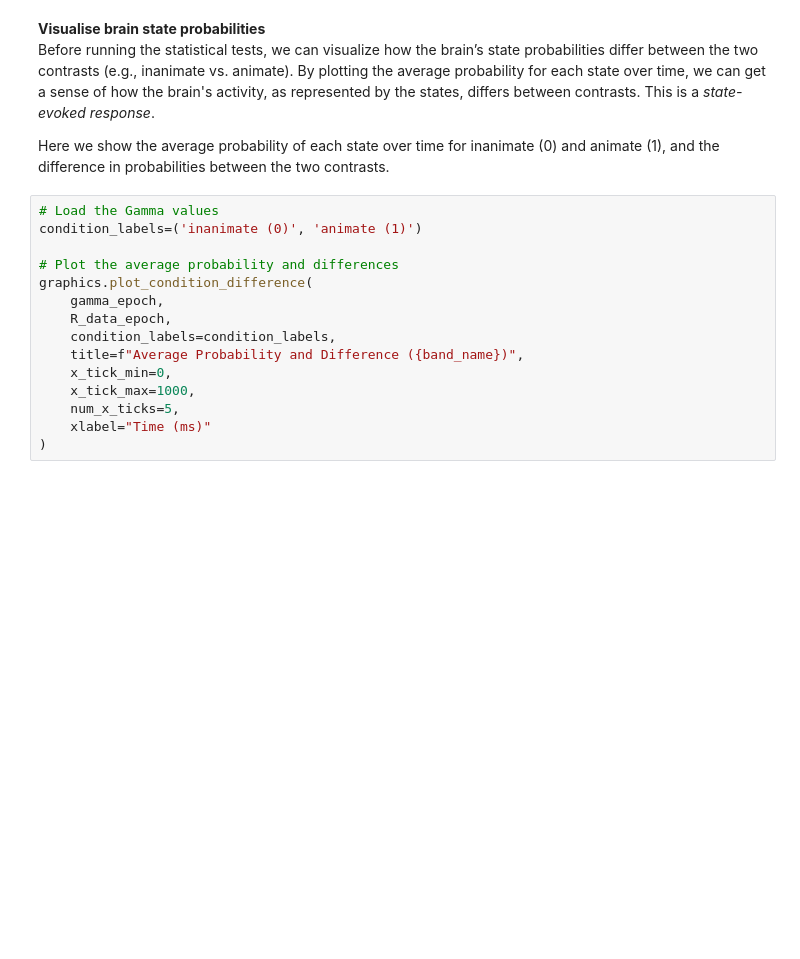
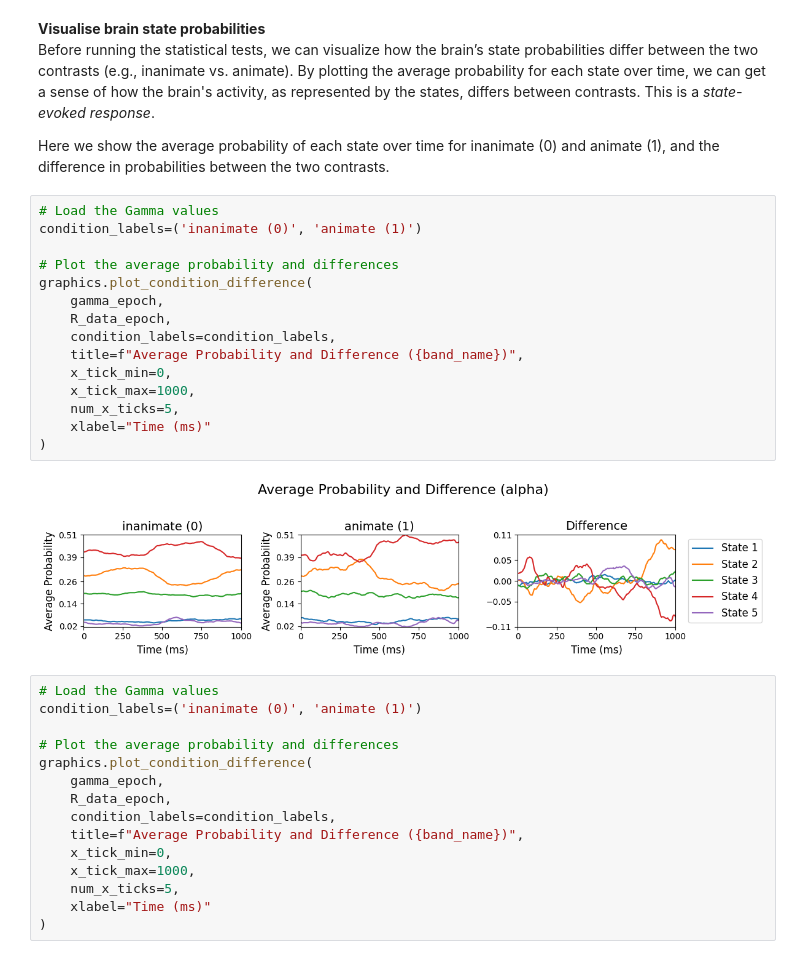
Before and after one commit to Nick7900/glhmm_protocols, a Jupyter notebook: Procedures/Procedure_2_Across_trials_testing.ipynb, the cells around one changed output. Saved outputs shown, nothing was run; the diff lists cells and outputs as text; blank space fills up the shorter version.

```diff
--- a/Procedures/Procedure_2_Across_trials_testing.ipynb
+++ b/Procedures/Procedure_2_Across_trials_testing.ipynb
@@ -360,6 +360,23 @@ The outputs are:
 Before running the statistical tests, we can visualize how the brain’s state probabilities differ between the two contrasts (e.g., inanimate vs. animate). By plotting the average probability for each state over time, we can get a sense of how the brain's activity, as represented by the states, differs between contrasts. This is a *state-evoked response*.
 
 Here we show the average probability of each state over time for inanimate (0) and animate (1), and the difference in probabilities between the two contrasts.
+# %%
+# Load the Gamma values
+condition_labels=('inanimate (0)', 'animate (1)')
+
+# Plot the average probability and differences
+graphics.plot_condition_difference(
+    gamma_epoch,
+    R_data_epoch,
+    condition_labels=condition_labels,
+    title=f"Average Probability and Difference ({band_name})",
+    x_tick_min=0,
+    x_tick_max=1000,
+    num_x_ticks=5,
+    xlabel="Time (ms)"
+)
+# %% [output]
+[figure, added]
 # %%
 # Load the Gamma values
 condition_labels=('inanimate (0)', 'animate (1)')
```
Also changed, not shown: parts of 9 cells of this notebook, 3 other files.
